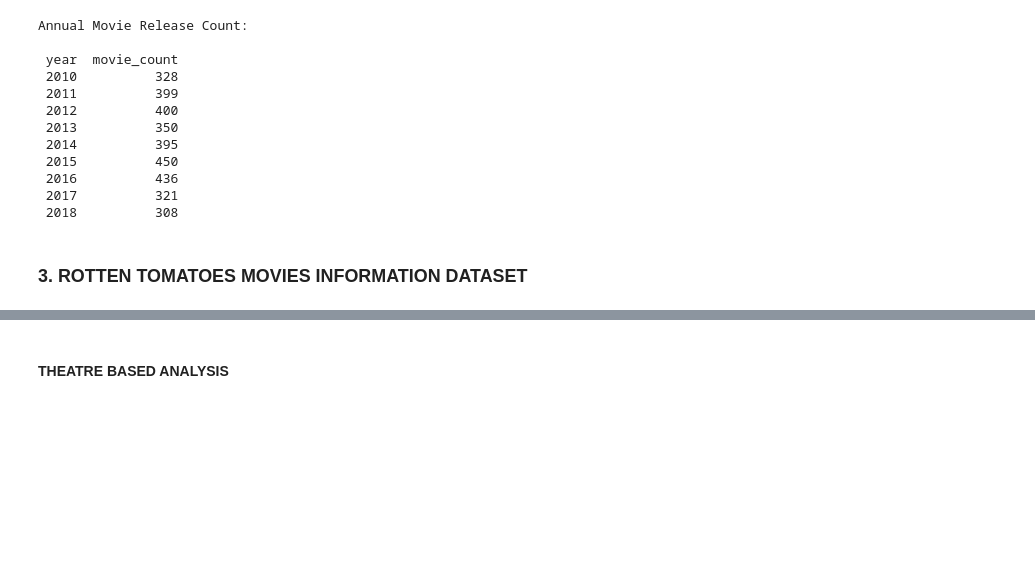
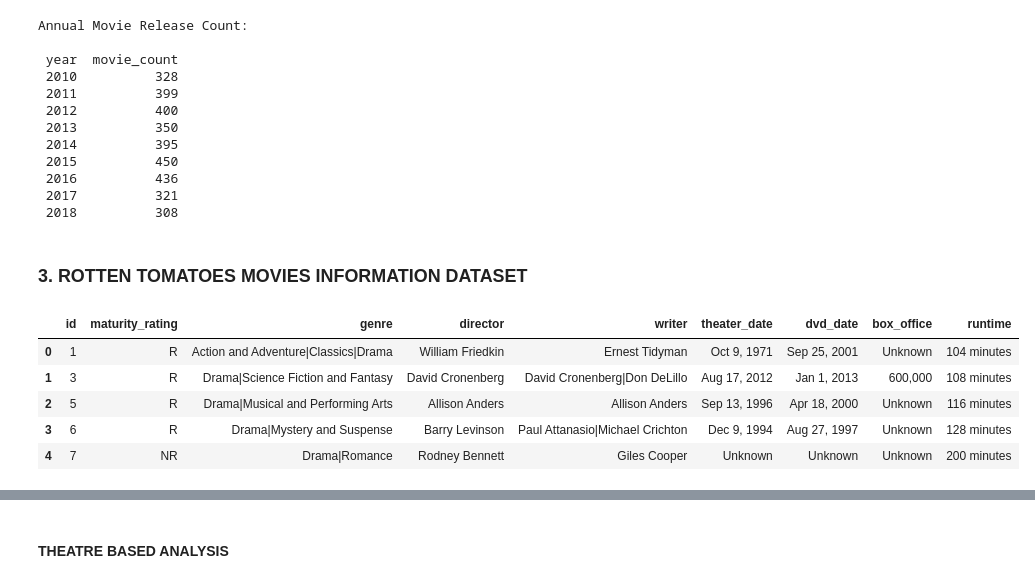
Before and after one commit to Vain-Guy/Data-s-Cut, a Jupyter notebook: notebooks/exploratory.ipynb, the cells around one changed output, grey strips where cells are left out. Saved outputs shown, nothing was run; the diff lists cells and outputs as text; code cells hidden in the pictures; blank space fills up the shorter version.

```diff
--- a/notebooks/exploratory.ipynb
+++ b/notebooks/exploratory.ipynb
@@ -1619,6 +1618,15 @@ Annual Movie Release Count:
  2018          308
 # %% [markdown]
 ### 3. ROTTEN TOMATOES MOVIES INFORMATION DATASET
+# %%
+rt_movies_df.head()
+# %% [output]
+|  | id | maturity_rating | genre | director | writer | theater_date | dvd_date | box_office | runtime |
+| 0 | 1 | R | Action and Adventure|Classics|Drama | William Friedkin | Ernest Tidyman | Oct 9, 1971 | Sep 25, 2001 | Unknown | 104 minutes |
+| 1 | 3 | R | Drama|Science Fiction and Fantasy | David Cronenberg | David Cronenberg|Don DeLillo | Aug 17, 2012 | Jan 1, 2013 | 600,000 | 108 minutes |
+| 2 | 5 | R | Drama|Musical and Performing Arts | Allison Anders | Allison Anders | Sep 13, 1996 | Apr 18, 2000 | Unknown | 116 minutes |
+| 3 | 6 | R | Drama|Mystery and Suspense | Barry Levinson | Paul Attanasio|Michael Crichton | Dec 9, 1994 | Aug 27, 1997 | Unknown | 128 minutes |
+| 4 | 7 | NR | Drama|Romance | Rodney Bennett | Giles Cooper | Unknown | Unknown | Unknown | 200 minutes |
 # %%
 # Convert and extract only valid dates for time-series operations
 rt_movies_df['theater_date'] = pd.to_datetime(rt_movies_df['theater_date'], errors='coerce')
```
Also changed, not shown: parts of 46 cells of this notebook.
